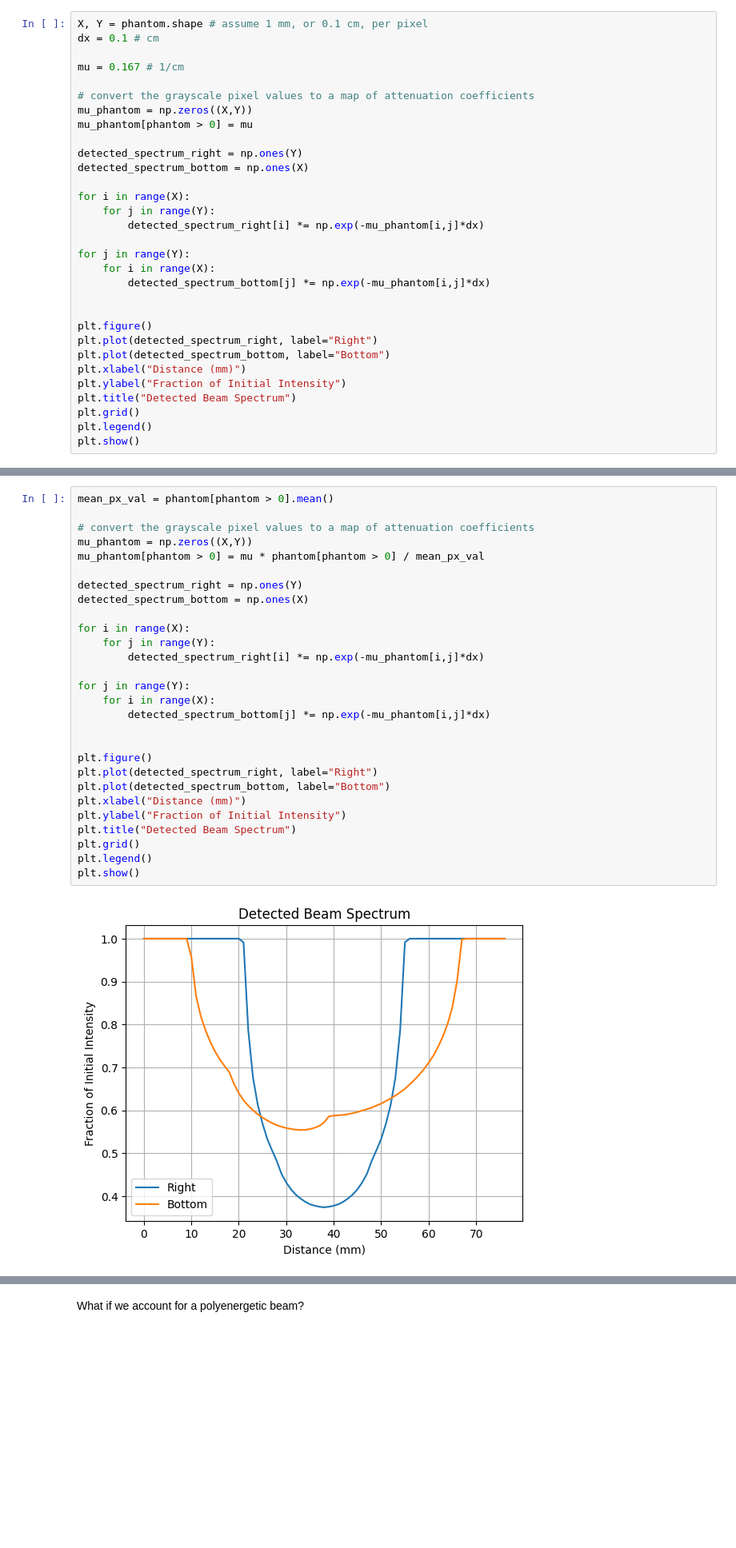
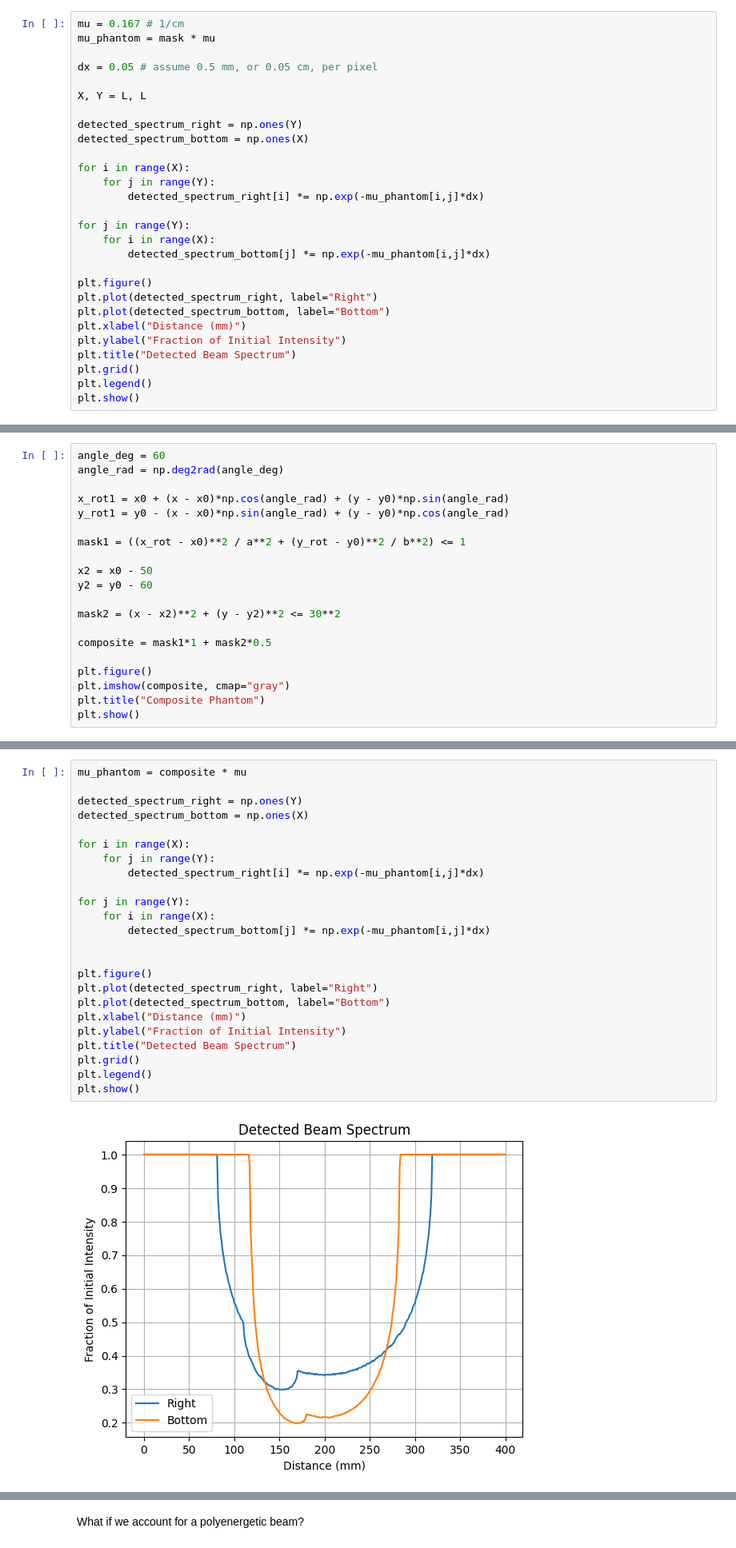
Before and after one commit to gwenethgray/CompBio, a Jupyter notebook: Imaging_Part_1_XRay.ipynb, the cells around one changed output, grey strips where cells are left out. Shown at 80% size. Cells and saved outputs as stored; diff of their text form; blank space fills up the shorter version.

```diff
--- a/Imaging_Part_1_XRay.ipynb
+++ b/Imaging_Part_1_XRay.ipynb
@@ -403,12 +423,10 @@ Let's irradiate the phantom from the *left* with a monoenergetic beam of $100 \;
 # %%
-X, Y = phantom.shape # assume 1 mm, or 0.1 cm, per pixel
-dx = 0.1 # cm
+mu = 0.167 # 1/cm
+mu_phantom = mask * mu
 
-mu = 0.167 # 1/cm
+dx = 0.05 # assume 0.5 mm, or 0.05 cm, per pixel
 
-# convert the grayscale pixel values to a map of attenuation coefficients
-mu_phantom = np.zeros((X,Y))
-mu_phantom[phantom > 0] = mu
+X, Y = L, L
 
 detected_spectrum_right = np.ones(Y)
 detected_spectrum_bottom = np.ones(X)
@@ -421,7 +439,6 @@ for j in range(Y):
     for i in range(X):
         detected_spectrum_bottom[j] *= np.exp(-mu_phantom[i,j]*dx)
 
-
 plt.figure()
 plt.plot(detected_spectrum_right, label="Right")
 plt.plot(detected_spectrum_bottom, label="Bottom")
@@ -474,0 +459,20 @@ array([[0, 0, 0, ..., 0, 0, 0],
+# %%
+angle_deg = 60
+angle_rad = np.deg2rad(angle_deg)
+
+x_rot1 = x0 + (x - x0)*np.cos(angle_rad) + (y - y0)*np.sin(angle_rad)
+y_rot1 = y0 - (x - x0)*np.sin(angle_rad) + (y - y0)*np.cos(angle_rad)
+
+mask1 = ((x_rot - x0)**2 / a**2 + (y_rot - y0)**2 / b**2) <= 1
+
+x2 = x0 - 50
+y2 = y0 - 60
+
+mask2 = (x - x2)**2 + (y - y2)**2 <= 30**2
+
+composite = mask1*1 + mask2*0.5
+
+plt.figure()
+plt.imshow(composite, cmap="gray")
+plt.title("Composite Phantom")
+plt.show()
@@ -475,33 +481,29 @@ array([[0, 0, 0, ..., 0, 0, 0],
 # %% [markdown]
 This time, let's account for the density dependence of radiological properties of materials. The raw XCOM data we retrieved earlier were actually mass attenuation coefficients, $\Bigl(\frac{\mu}{\rho}\Bigr)$, so they had units of $\text{cm}^{2}\text{/g}$, and we got the linear attenuation coefficients by multiplying them by the density of water, $\rho_{H_{2}O} = 1.0 \;\text{g/cm}^{3}$. Now, where $P_{ij}$ represents the pixel value in the $i,j$-th pixel of the phantom, let the mean *non-zero* pixel value $\bar{P}$ represent 100% of the density of water, and set each pixel value in the attenuation map to $\mu_{ij} = \Bigl(\frac{\mu}{\rho}\Bigr) \cdot (\rho_{H_{2}O}) \cdot \frac{P_{ij}}{\bar{P}}$.
 # %%
-mean_px_val = phantom[phantom > 0].mean()
-
-# convert the grayscale pixel values to a map of attenuation coefficients
-mu_phantom = np.zeros((X,Y))
-mu_phantom[phantom > 0] = mu * phantom[phantom > 0] / mean_px_val
+mu_phantom = composite * mu
 
 detected_spectrum_right = np.ones(Y)
 detected_spectrum_bottom = np.ones(X)
 
 for i in range(X):
     for j in range(Y):
         detected_spectrum_right[i] *= np.exp(-mu_phantom[i,j]*dx)
 
 for j in range(Y):
     for i in range(X):
         detected_spectrum_bottom[j] *= np.exp(-mu_phantom[i,j]*dx)
 
 
 plt.figure()
 plt.plot(detected_spectrum_right, label="Right")
 plt.plot(detected_spectrum_bottom, label="Bottom")
 plt.xlabel("Distance (mm)")
 plt.ylabel("Fraction of Initial Intensity")
 plt.title("Detected Beam Spectrum")
 plt.grid()
 plt.legend()
 plt.show()
 # %% [output]
-[figure, old version]
+[figure, new version]
 # %% [markdown]
```
Also changed, not shown: parts of 38 cells of this notebook.
